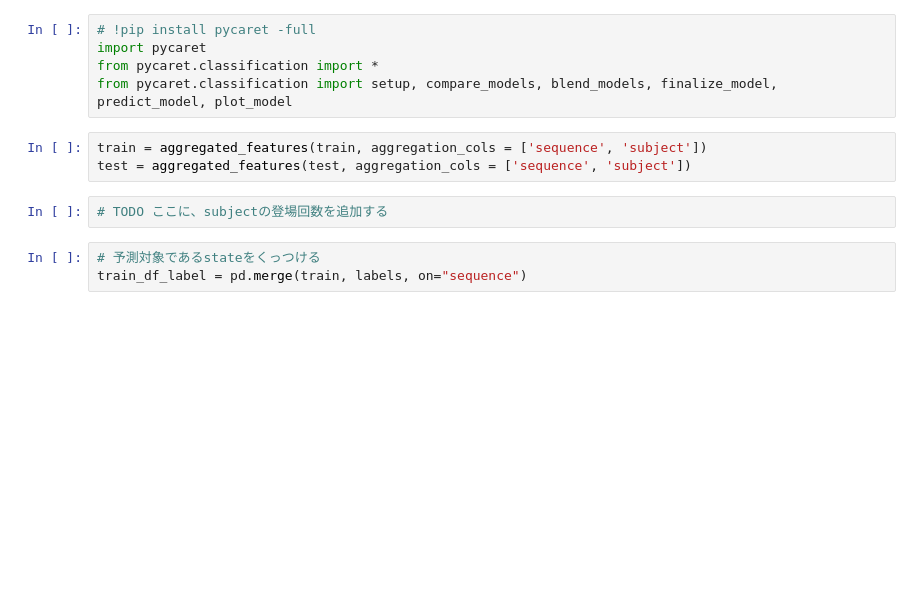
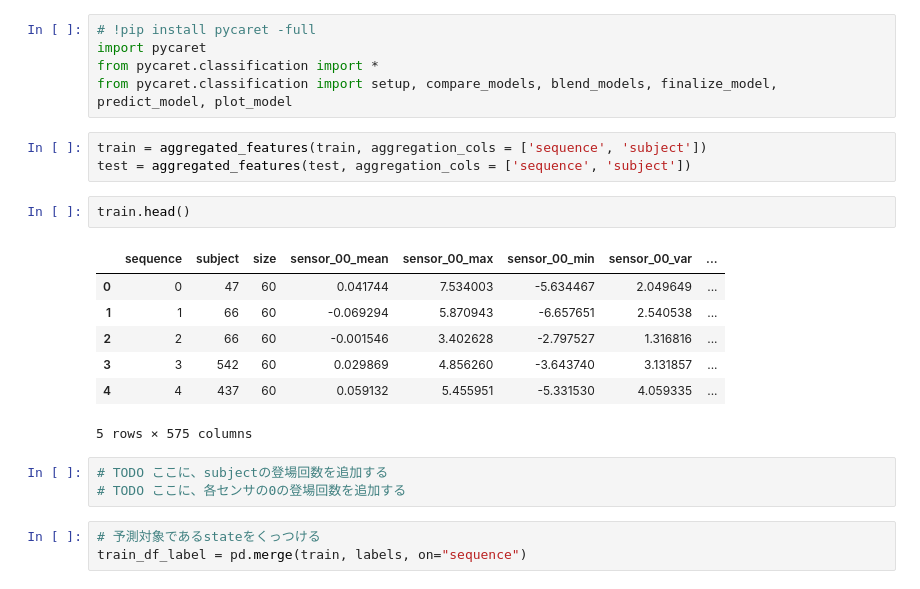
Before and after one commit to batamorphism/Kaggle, a Jupyter notebook: TPS2204/pycaretの練習_tpsapr22-fe-pseudo-labels-bi-lstm-fec957.ipynb, the cells around one changed output. Cells and saved outputs as stored; diff of their text form; blank space fills up the shorter version.

```diff
--- a/TPS2204/pycaretの練習_tpsapr22-fe-pseudo-labels-bi-lstm-fec957.ipynb
+++ b/TPS2204/pycaretの練習_tpsapr22-fe-pseudo-labels-bi-lstm-fec957.ipynb
@@ -112,8 +116,19 @@ from pycaret.classification import setup, compare_models, blend_models, finalize
 # %%
 train = aggregated_features(train, aggregation_cols = ['sequence', 'subject'])
 test = aggregated_features(test, aggregation_cols = ['sequence', 'subject'])
+# %%
+train.head()
+# %% [output]
+|  | sequence | subject | size | sensor_00_mean | sensor_00_max | sensor_00_min | sensor_00_var | ... |
+| 0 | 0 | 47 | 60 | 0.041744 | 7.534003 | -5.634467 | 2.049649 | ... |
+| 1 | 1 | 66 | 60 | -0.069294 | 5.870943 | -6.657651 | 2.540538 | ... |
+| 2 | 2 | 66 | 60 | -0.001546 | 3.402628 | -2.797527 | 1.316816 | ... |
+| 3 | 3 | 542 | 60 | 0.029869 | 4.856260 | -3.643740 | 3.131857 | ... |
+| 4 | 4 | 437 | 60 | 0.059132 | 5.455951 | -5.331530 | 4.059335 | ... |
+5 rows × 575 columns
 # %%
 # TODO ここに、subjectの登場回数を追加する
+# TODO ここに、各センサの0の登場回数を追加する
 # %%
 # 予測対象であるstateをくっつける
 train_df_label = pd.merge(train, labels, on="sequence")
```
Also changed, not shown: parts of 23 cells of this notebook, 5 other files.
